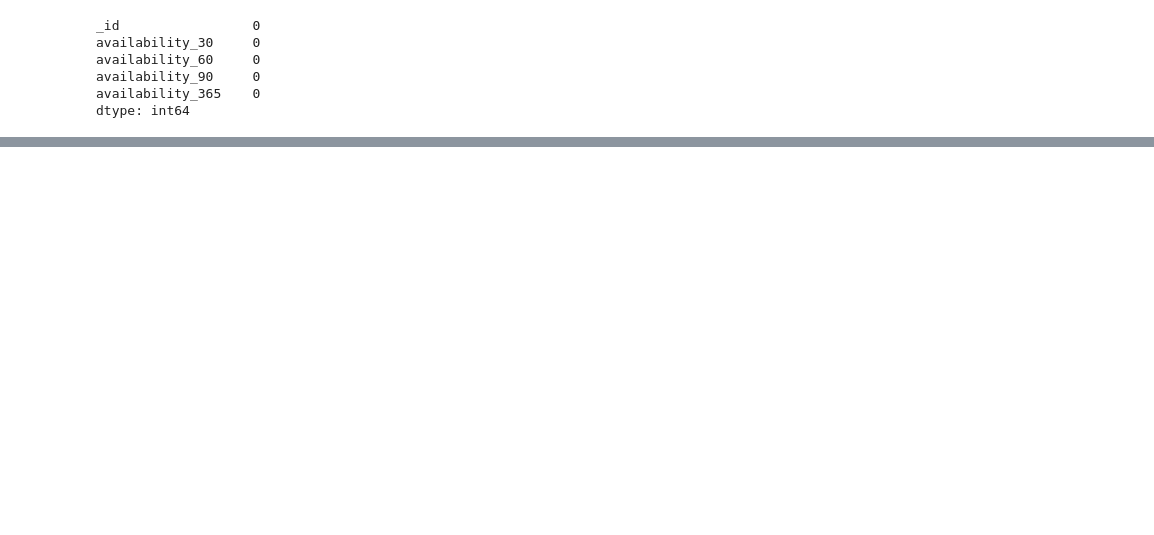
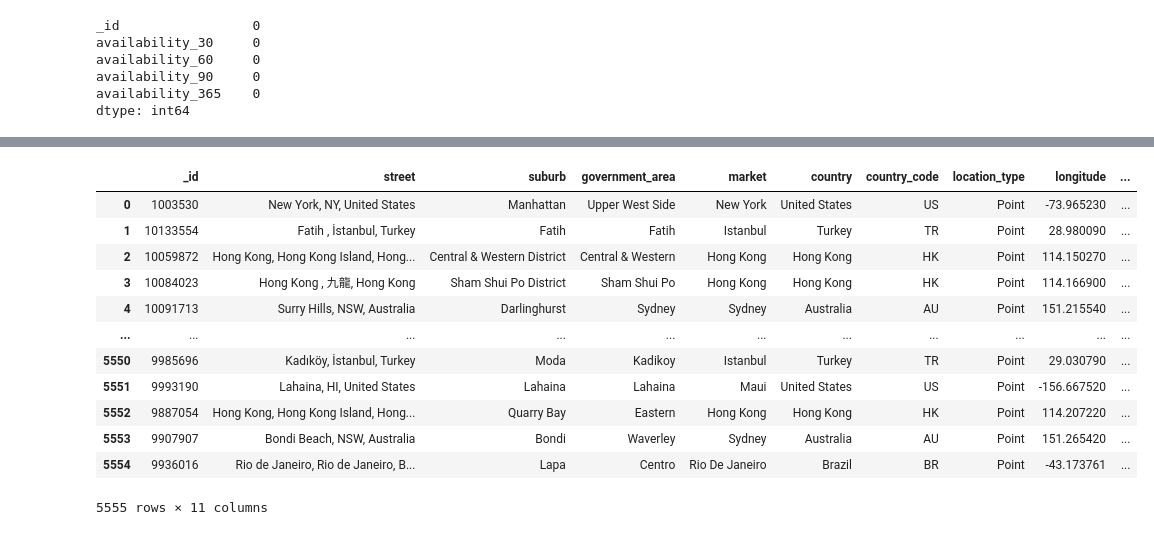
Before and after one commit to manoj8312/AAirbnb_Data_Analysis, a Jupyter notebook: air.ipynb, the cells around one changed output, grey strips where cells are left out. Drawn from its saved outputs; the diff is of its cells as text; code cells hidden in the pictures; blank space fills up the shorter version.

```diff
--- a/air.ipynb
+++ b/air.ipynb
@@ -65,4 +162,5 @@ data.dtypes
 # %%
+data["_id"]= data["_id"].astype(str)
 data["minimum_nights"]= data["minimum_nights"].astype(int)
 data["maximum_nights"]= data["maximum_nights"].astype(int)
 data["bedrooms"]= data["bedrooms"].astype(int)
@@ -76,0 +207,6 @@ data.dtypes
+# %%
+# Drop the 'summary' column
+data = data.drop(columns=['summary','space', 'description', 'notes', 'transit', 'access', 'interaction',
+       'house_rules',"neighborhood_overview",'last_scraped', 'calendar_last_scraped', 'first_review',
+       'last_review', 'security_deposit', 'reviews', 'weekly_price',
+       'monthly_price', 'reviews_per_month'])
@@ -324,0 +742,16 @@ dtype: object
+# %%
+df_address
+# %% [output]
+|  | _id | street | suburb | government_area | market | country | country_code | location_type | longitude | ... |
+| 0 | 1003530 | New York, NY, United States | Manhattan | Upper West Side | New York | United States | US | Point | -73.965230 | ... |
+| 1 | 10133554 | Fatih , İstanbul, Turkey | Fatih | Fatih | Istanbul | Turkey | TR | Point | 28.980090 | ... |
+| 2 | 10059872 | Hong Kong, Hong Kong Island, Hong... | Central & Western District | Central & Western | Hong Kong | Hong Kong | HK | Point | 114.150270 | ... |
+| 3 | 10084023 | Hong Kong , 九龍, Hong Kong | Sham Shui Po District | Sham Shui Po | Hong Kong | Hong Kong | HK | Point | 114.166900 | ... |
+| 4 | 10091713 | Surry Hills, NSW, Australia | Darlinghurst | Sydney | Sydney | Australia | AU | Point | 151.215540 | ... |
+| ... | ... | ... | ... | ... | ... | ... | ... | ... | ... | ... |
+| 5550 | 9985696 | Kadıköy, İstanbul, Turkey | Moda | Kadikoy | Istanbul | Turkey | TR | Point | 29.030790 | ... |
+| 5551 | 9993190 | Lahaina, HI, United States | Lahaina | Lahaina | Maui | United States | US | Point | -156.667520 | ... |
+| 5552 | 9887054 | Hong Kong, Hong Kong Island, Hong... | Quarry Bay | Eastern | Hong Kong | Hong Kong | HK | Point | 114.207220 | ... |
+| 5553 | 9907907 | Bondi Beach, NSW, Australia | Bondi | Waverley | Sydney | Australia | AU | Point | 151.265420 | ... |
+| 5554 | 9936016 | Rio de Janeiro, Rio de Janeiro, B... | Lapa | Centro | Rio De Janeiro | Brazil | BR | Point | -43.173761 | ... |
+5555 rows × 11 columns
```
Also changed, not shown: parts of 51 cells of this notebook.
